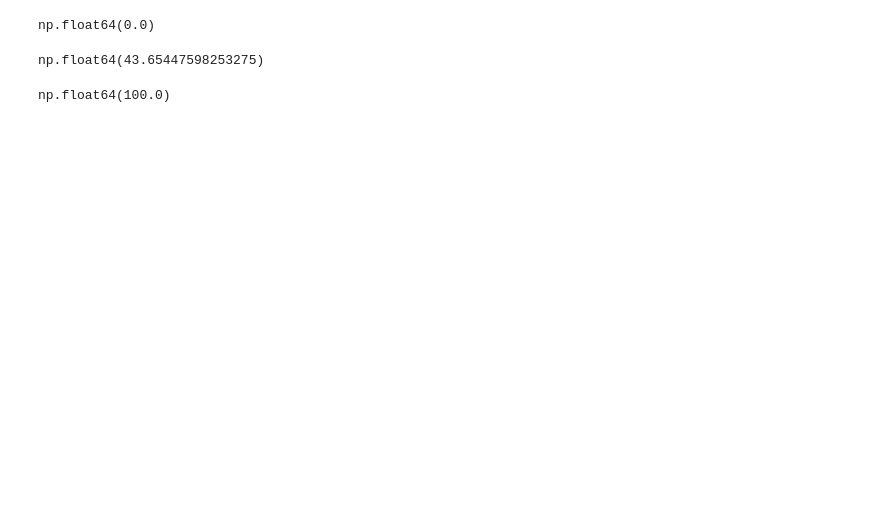
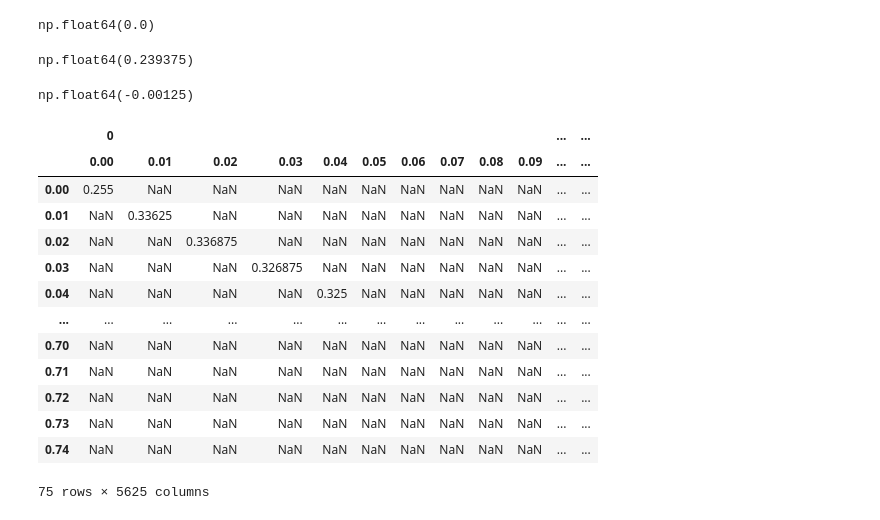
Before and after one commit to john84122/hp_mathematics, a Jupyter notebook: jupyter_notebooks/analyze_dnn_fractals.ipynb, the cells around one changed output. Drawn from its saved outputs; the diff is of its cells as text; code cells hidden in the pictures; blank space fills up the shorter version.

```diff
--- a/jupyter_notebooks/analyze_dnn_fractals.ipynb
+++ b/jupyter_notebooks/analyze_dnn_fractals.ipynb
@@ -23,10 +25,31 @@ np.float64(0.0)
 # %%
 out[np.isnan(out)] = 5
 # %%
-np.max(out)
+np.min(out)
 # %% [output]
-np.float64(43.65447598253275)
+np.float64(0.239375)
 # %%
-np.max(out_data["val_acc"])
+np.min(out_data["train_loss"])
 # %% [output]
-np.float64(100.0)
+np.float64(-0.00125)
+# %%
+lr_beta_vals = np.arange(0, 0.75, 0.01)
+# %%
+final_data = pd.pivot_table(pd.DataFrame(out), columns = lr_beta_vals, index = lr_beta_vals)
+# %%
+final_data
+# %% [output]
+|  | 0 |  |  |  |  |  |  |  |  |  | ... | ... |
+|  | 0.00 | 0.01 | 0.02 | 0.03 | 0.04 | 0.05 | 0.06 | 0.07 | 0.08 | 0.09 | ... | ... |
+| 0.00 | 0.255 | NaN | NaN | NaN | NaN | NaN | NaN | NaN | NaN | NaN | ... | ... |
+| 0.01 | NaN | 0.33625 | NaN | NaN | NaN | NaN | NaN | NaN | NaN | NaN | ... | ... |
+| 0.02 | NaN | NaN | 0.336875 | NaN | NaN | NaN | NaN | NaN | NaN | NaN | ... | ... |
+| 0.03 | NaN | NaN | NaN | 0.326875 | NaN | NaN | NaN | NaN | NaN | NaN | ... | ... |
+| 0.04 | NaN | NaN | NaN | NaN | 0.325 | NaN | NaN | NaN | NaN | NaN | ... | ... |
+| ... | ... | ... | ... | ... | ... | ... | ... | ... | ... | ... | ... | ... |
+| 0.70 | NaN | NaN | NaN | NaN | NaN | NaN | NaN | NaN | NaN | NaN | ... | ... |
+| 0.71 | NaN | NaN | NaN | NaN | NaN | NaN | NaN | NaN | NaN | NaN | ... | ... |
+| 0.72 | NaN | NaN | NaN | NaN | NaN | NaN | NaN | NaN | NaN | NaN | ... | ... |
+| 0.73 | NaN | NaN | NaN | NaN | NaN | NaN | NaN | NaN | NaN | NaN | ... | ... |
+| 0.74 | NaN | NaN | NaN | NaN | NaN | NaN | NaN | NaN | NaN | NaN | ... | ... |
+75 rows × 5625 columns
```
Also changed, not shown: parts of 10 cells of this notebook, 5 other files.
